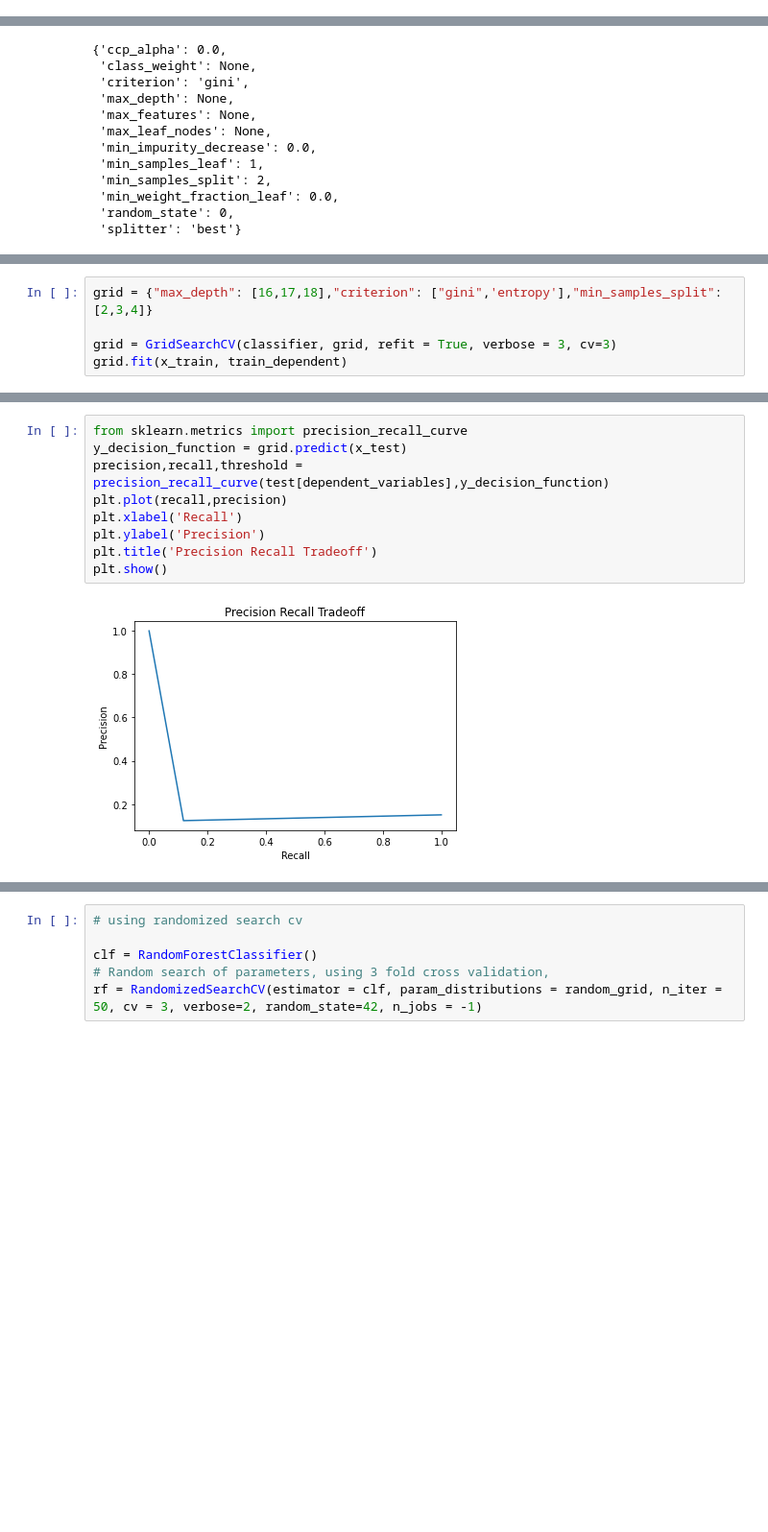
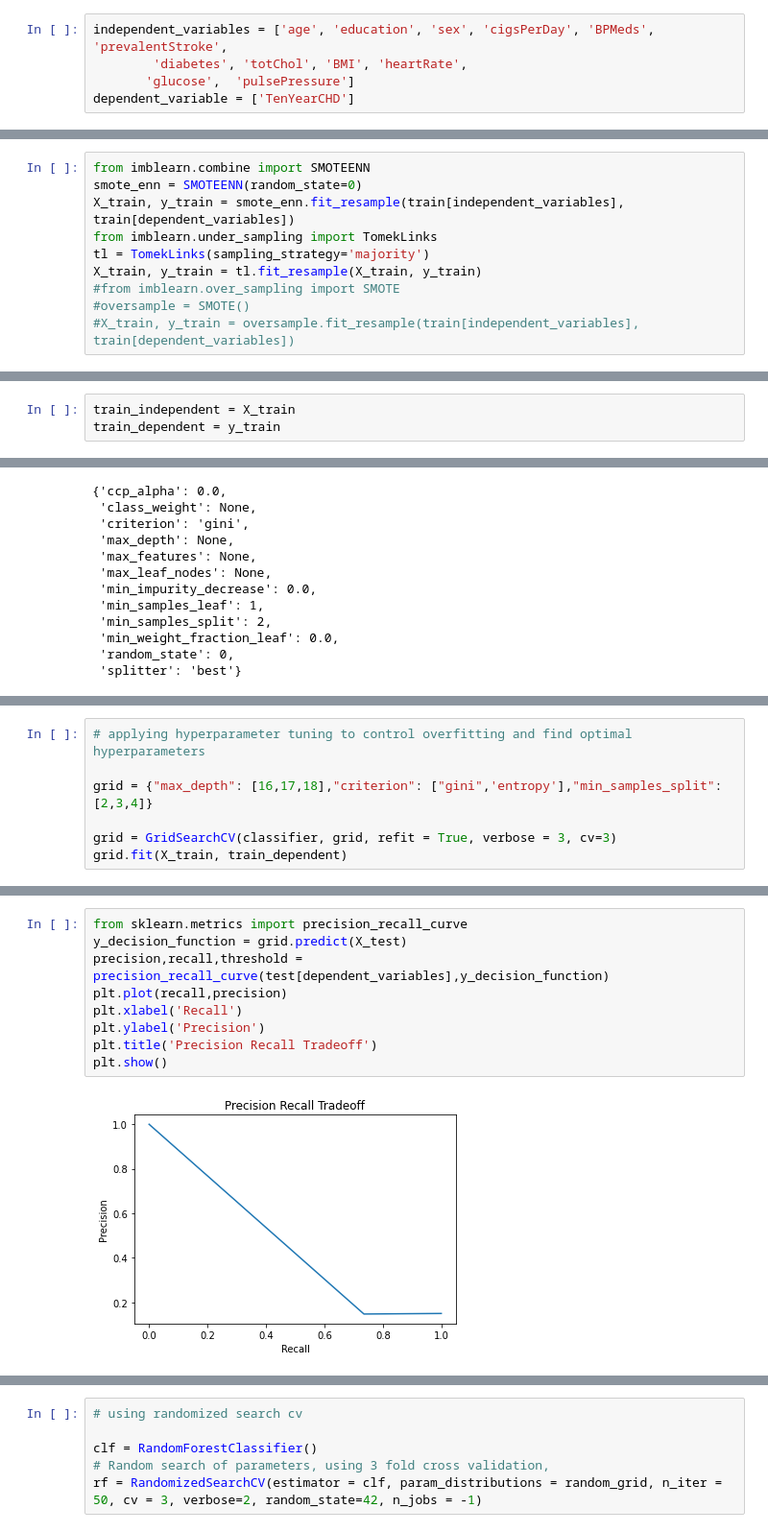
Before and after one commit to shub0411/Cardiovascular-Risk-Prediction, a Jupyter notebook: Cardiovascular_Risk_Prediction_Capstone_Project.ipynb, the cells around one changed output, grey strips where cells are left out. Shown at 96% size. Drawn from its saved outputs; the diff is of its cells as text; blank space fills up the shorter version.

```diff
--- a/Cardiovascular_Risk_Prediction_Capstone_Project.ipynb
+++ b/Cardiovascular_Risk_Prediction_Capstone_Project.ipynb
@@ -695,0 +798,5 @@ train_dependent = y_train
+# %%
+independent_variables = ['age', 'education', 'sex', 'cigsPerDay', 'BPMeds', 'prevalentStroke',
+        'diabetes', 'totChol', 'BMI', 'heartRate',
+       'glucose',  'pulsePressure']
+dependent_variable = ['TenYearCHD']
@@ -695,0 +816,10 @@ train_dependent = y_train
+# %%
+from imblearn.combine import SMOTEENN
+smote_enn = SMOTEENN(random_state=0)
+X_train, y_train = smote_enn.fit_resample(train[independent_variables], train[dependent_variables])
+from imblearn.under_sampling import TomekLinks
+tl = TomekLinks(sampling_strategy='majority')
+X_train, y_train = tl.fit_resample(X_train, y_train)
+#from imblearn.over_sampling import SMOTE
+#oversample = SMOTE()
+#X_train, y_train = oversample.fit_resample(train[independent_variables], train[dependent_variables])
@@ -696,3 +839,6 @@ train_dependent = y_train
+# %%
+train_independent = X_train
+train_dependent = y_train
 # %%
 from sklearn.tree import DecisionTreeClassifier
 
@@ -792,7 +945,9 @@ Feature: 11, Score: 0.16321
 # %%
+# applying hyperparameter tuning to control overfitting and find optimal hyperparameters
+
 grid = {"max_depth": [16,17,18],"criterion": ["gini",'entropy'],"min_samples_split":[2,3,4]}
 
 grid = GridSearchCV(classifier, grid, refit = True, verbose = 3, cv=3)
-grid.fit(x_train, train_dependent)
+grid.fit(X_train, train_dependent)
 # %% [output]
 Fitting 3 folds for each of 18 candidates, totalling 54 fits
@@ -838,12 +996,12 @@ precision_score(test[dependent_variables], grid.predict(x_test))
 # %%
 from sklearn.metrics import precision_recall_curve
-y_decision_function = grid.predict(x_test)
+y_decision_function = grid.predict(X_test)
 precision,recall,threshold = precision_recall_curve(test[dependent_variables],y_decision_function)
 plt.plot(recall,precision)
 plt.xlabel('Recall')
 plt.ylabel('Precision')
 plt.title('Precision Recall Tradeoff')
 plt.show()
 # %% [output]
-[figure, old version]
+[figure, new version]
 # %%
```
Also changed, not shown: parts of 217 cells of this notebook.
